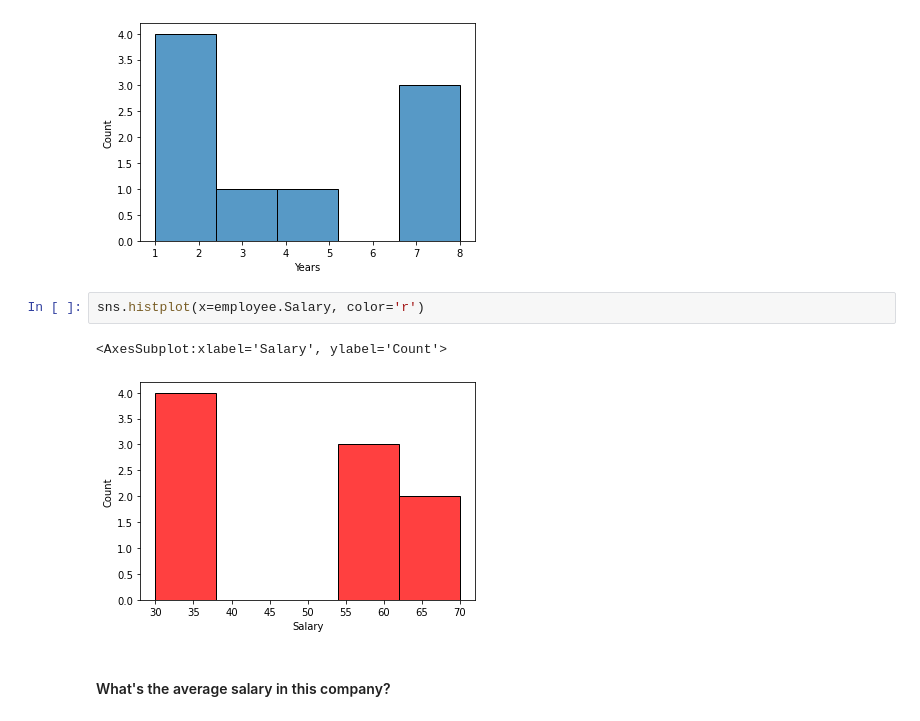
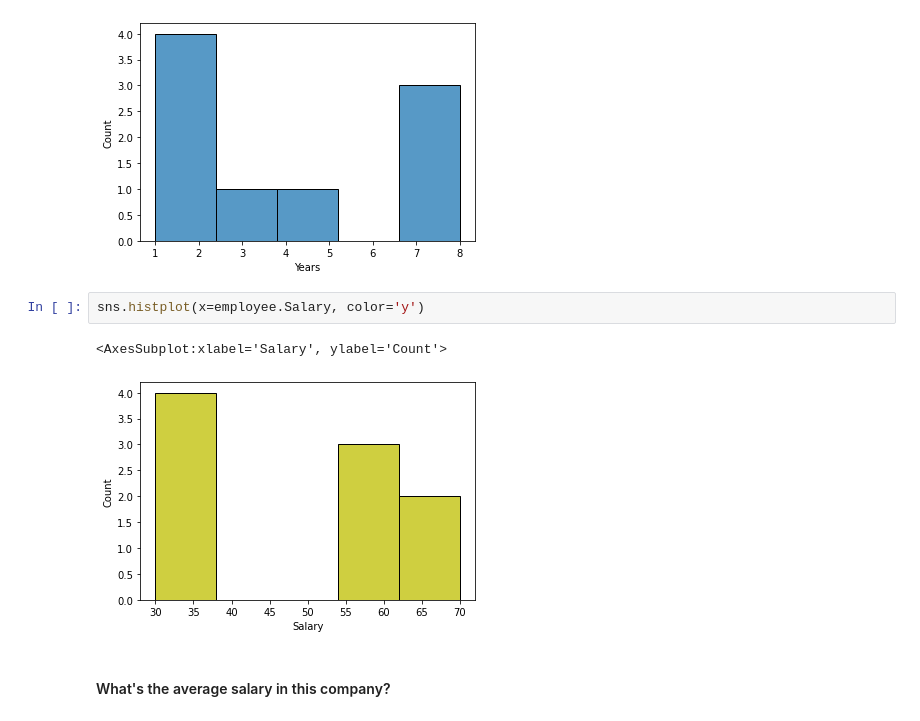
Before and after one commit to marcosfrmu/5.1-lab-subsetting-and-descriptive-stats, a Jupyter notebook: your-code/main.ipynb, the cells around one changed output. Drawn from its saved outputs; the diff is of its cells as text.

```diff
--- a/your-code/main.ipynb
+++ b/your-code/main.ipynb
@@ -171,10 +158,10 @@ sns.histplot(x=employee.Years)
 <AxesSubplot:xlabel='Years', ylabel='Count'>
 [figure]
 # %%
-sns.histplot(x=employee.Salary, color='r')
+sns.histplot(x=employee.Salary, color='y')
 # %% [output]
 <AxesSubplot:xlabel='Salary', ylabel='Count'>
-[figure, old version]
+[figure, new version]
 # %% [markdown]
 #### What's the average salary in this company?
 # %%
```
Also changed, not shown: parts of 19 cells of this notebook.
